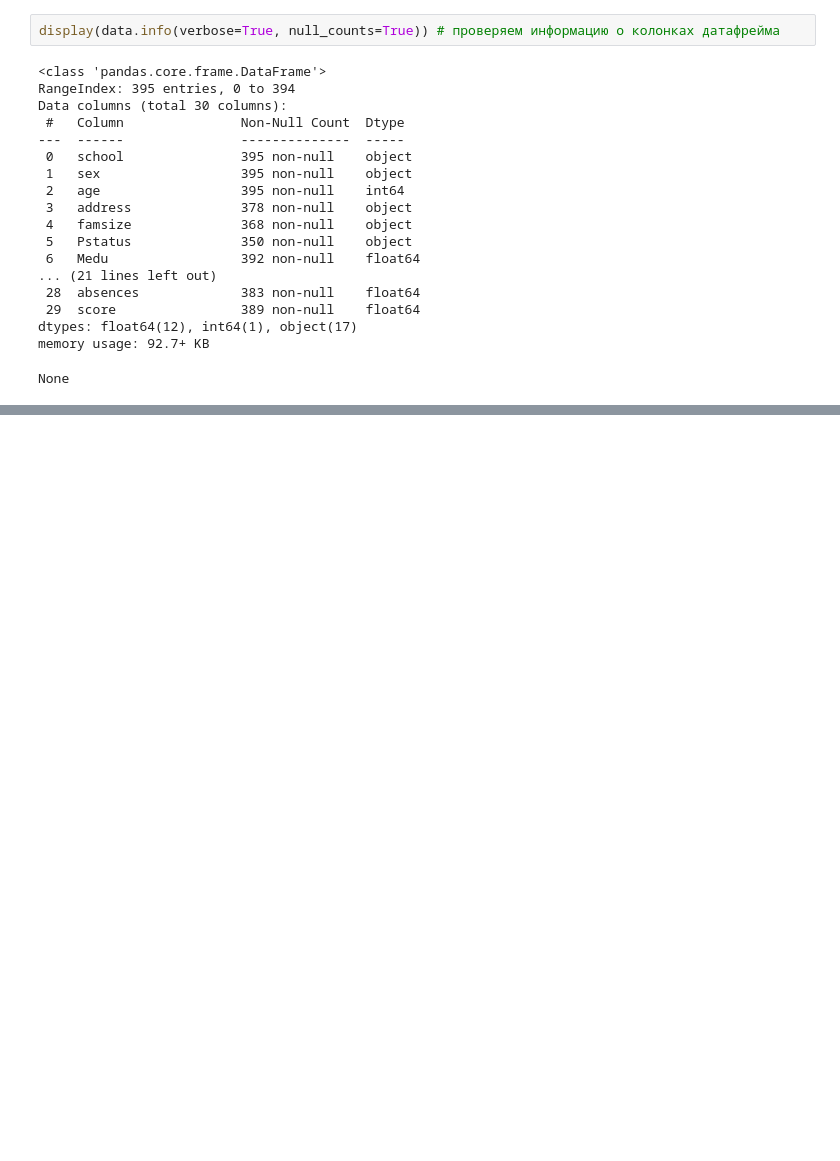
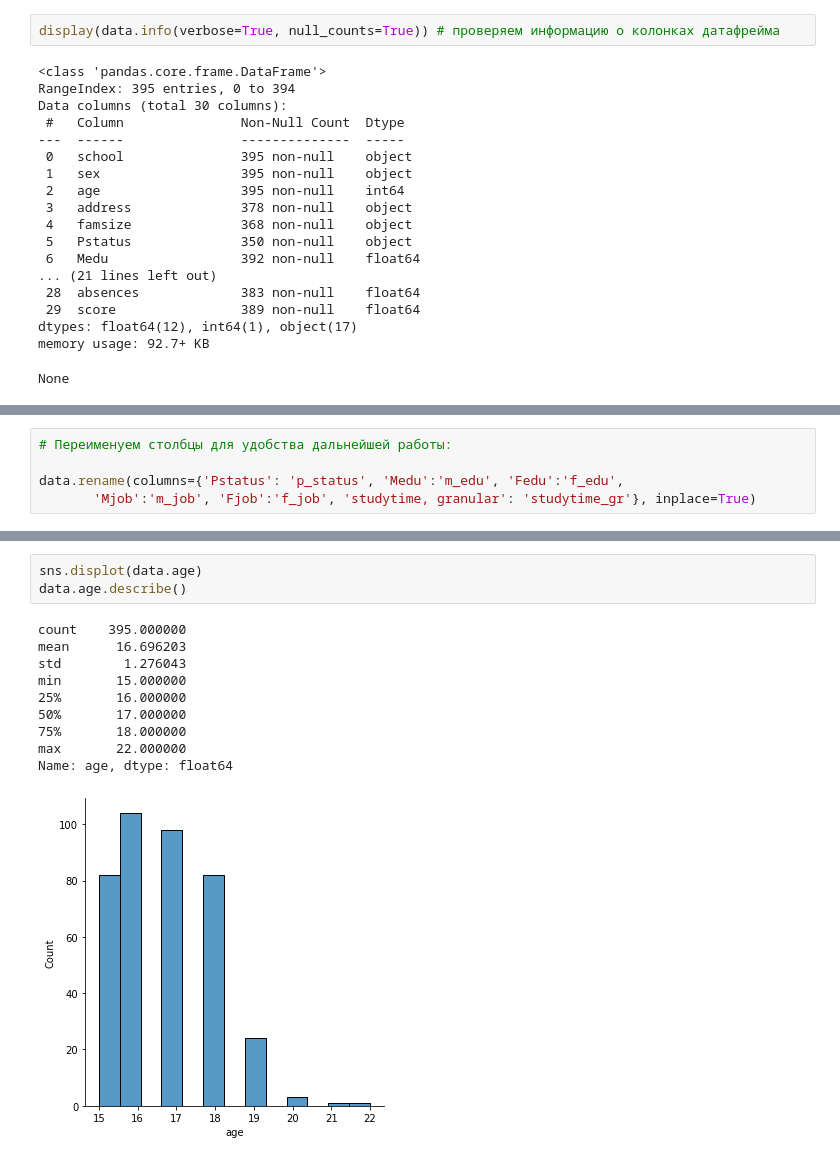
Before and after one commit to Zaslavsky-Dmitry/SkillFactory, a Jupyter notebook: module_2/module_2.ipynb, the cells around one changed output, grey strips where cells are left out. Drawn from its saved outputs; the diff is of its cells as text; blank space fills up the shorter version.

```diff
--- a/module_2/module_2.ipynb
+++ b/module_2/module_2.ipynb
@@ -122,0 +134,5 @@ None
+# %%
+# Переименуем столбцы для удобства дальнейшей работы:
+
+data.rename(columns={'Pstatus': 'p_status', 'Medu':'m_edu', 'Fedu':'f_edu',
+       'Mjob':'m_job', 'Fjob':'f_job', 'studytime, granular': 'studytime_gr'}, inplace=True)
@@ -122,0 +191,14 @@ None
+# %%
+sns.displot(data.age)
+data.age.describe()
+# %% [output]
+count    395.000000
+mean      16.696203
+std        1.276043
+min       15.000000
+25%       16.000000
+50%       17.000000
+75%       18.000000
+max       22.000000
+Name: age, dtype: float64
+[figure, added]
```
Also changed, not shown: parts of 87 cells of this notebook.
